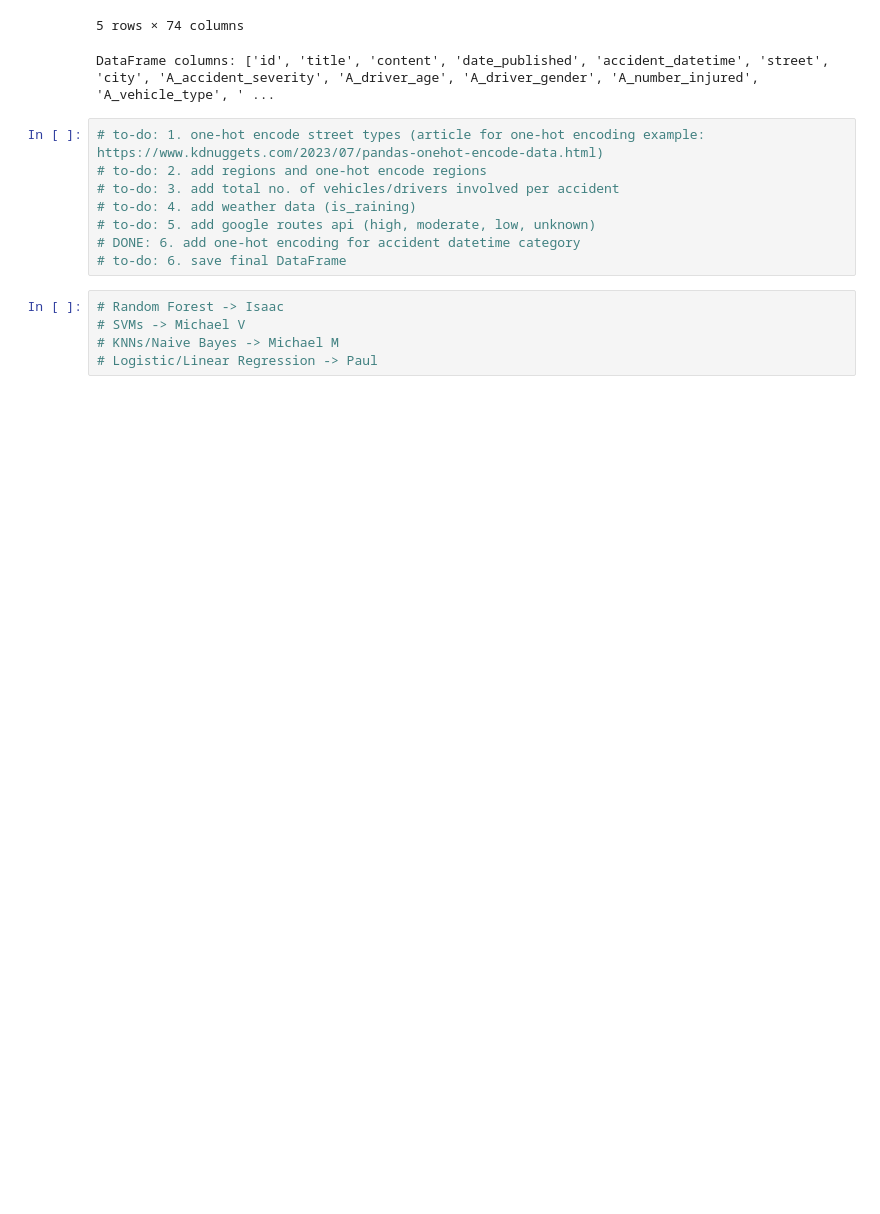
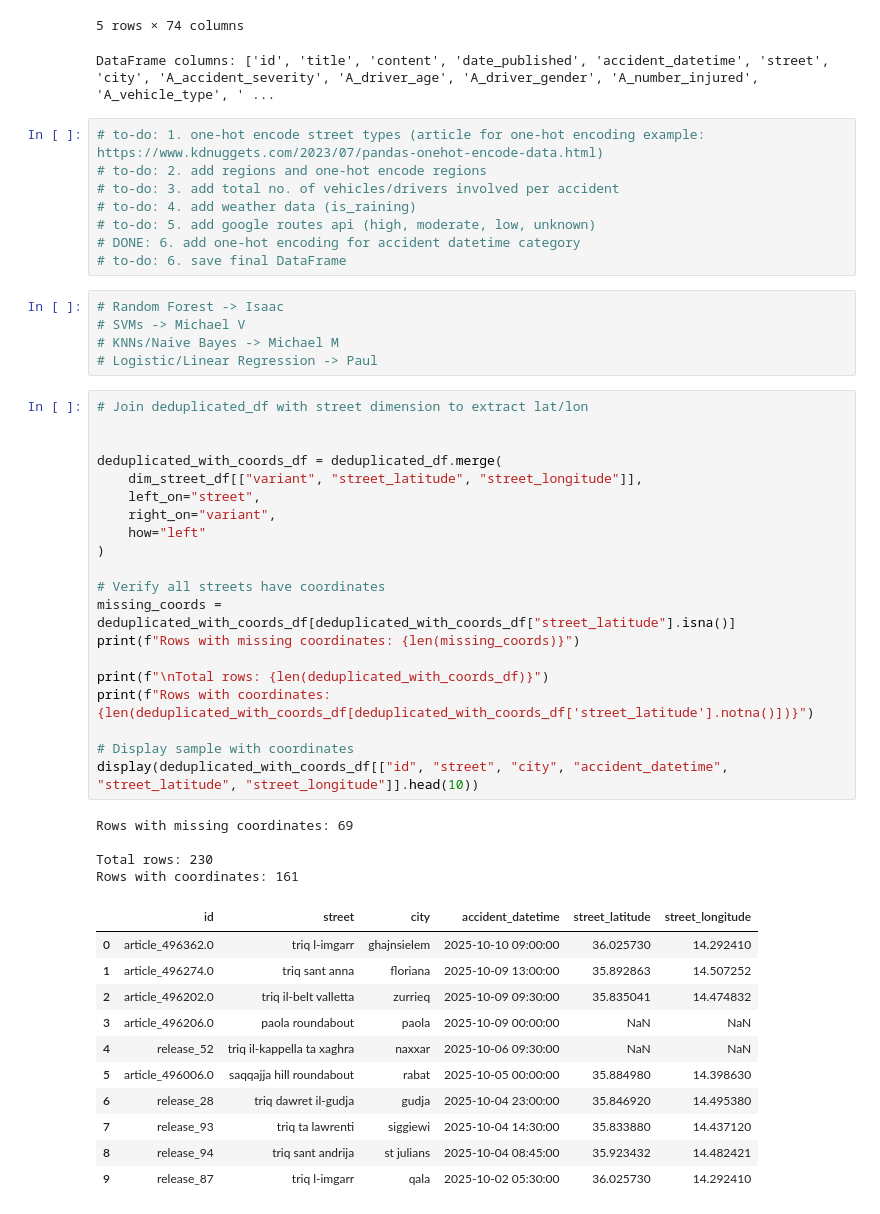
Before and after one commit to michael-vella/ics5110-assignment, a Jupyter notebook: notebooks/final/1_data_preparation.ipynb, the cells around one changed output. Drawn from its saved outputs; the diff is of its cells as text; blank space fills up the shorter version.

```diff
--- a/notebooks/final/1_data_preparation.ipynb
+++ b/notebooks/final/1_data_preparation.ipynb
@@ -2222,3 +2220,39 @@ DataFrame columns: ['id', 'title', 'content', 'date_published', 'accident_dateti
 # SVMs -> Michael V
 # KNNs/Naive Bayes -> Michael M
 # Logistic/Linear Regression -> Paul
+# %%
+# Join deduplicated_df with street dimension to extract lat/lon
+
+
+deduplicated_with_coords_df = deduplicated_df.merge(
+    dim_street_df[["variant", "street_latitude", "street_longitude"]],
+    left_on="street",
+    right_on="variant",
+    how="left"
+)
+
+# Verify all streets have coordinates
+missing_coords = deduplicated_with_coords_df[deduplicated_with_coords_df["street_latitude"].isna()]
+print(f"Rows with missing coordinates: {len(missing_coords)}")
+
+print(f"\nTotal rows: {len(deduplicated_with_coords_df)}")
+print(f"Rows with coordinates: {len(deduplicated_with_coords_df[deduplicated_with_coords_df['street_latitude'].notna()])}")
+
+# Display sample with coordinates
+display(deduplicated_with_coords_df[["id", "street", "city", "accident_datetime", "street_latitude", "street_longitude"]].head(10))
+# %% [output]
+Rows with missing coordinates: 69
+
+Total rows: 230
+Rows with coordinates: 161
+|  | id | street | city | accident_datetime | street_latitude | street_longitude |
+| 0 | article_496362.0 | triq l-imgarr | ghajnsielem | 2025-10-10 09:00:00 | 36.025730 | 14.292410 |
+| 1 | article_496274.0 | triq sant anna | floriana | 2025-10-09 13:00:00 | 35.892863 | 14.507252 |
+| 2 | article_496202.0 | triq il-belt valletta | zurrieq | 2025-10-09 09:30:00 | 35.835041 | 14.474832 |
+| 3 | article_496206.0 | paola roundabout | paola | 2025-10-09 00:00:00 | NaN | NaN |
+| 4 | release_52 | triq il-kappella ta xaghra | naxxar | 2025-10-06 09:30:00 | NaN | NaN |
+| 5 | article_496006.0 | saqqajja hill roundabout | rabat | 2025-10-05 00:00:00 | 35.884980 | 14.398630 |
+| 6 | release_28 | triq dawret il-gudja | gudja | 2025-10-04 23:00:00 | 35.846920 | 14.495380 |
+| 7 | release_93 | triq ta lawrenti | siggiewi | 2025-10-04 14:30:00 | 35.833880 | 14.437120 |
+| 8 | release_94 | triq sant andrija | st julians | 2025-10-04 08:45:00 | 35.923432 | 14.482421 |
+| 9 | release_87 | triq l-imgarr | qala | 2025-10-02 05:30:00 | 36.025730 | 14.292410 |
```
Also changed, not shown: parts of 9 cells of this notebook, 5 other files.
